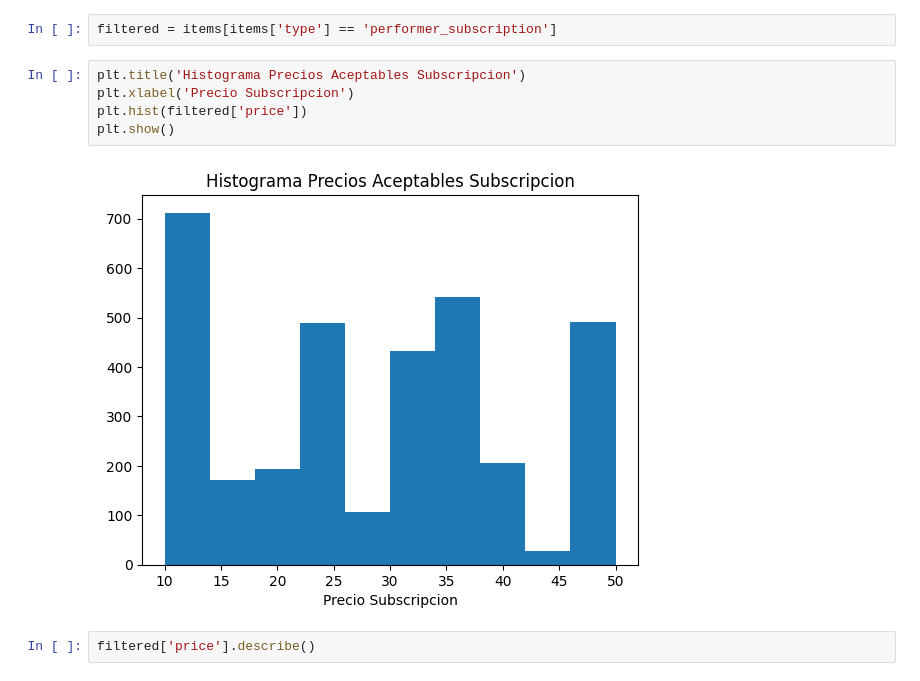
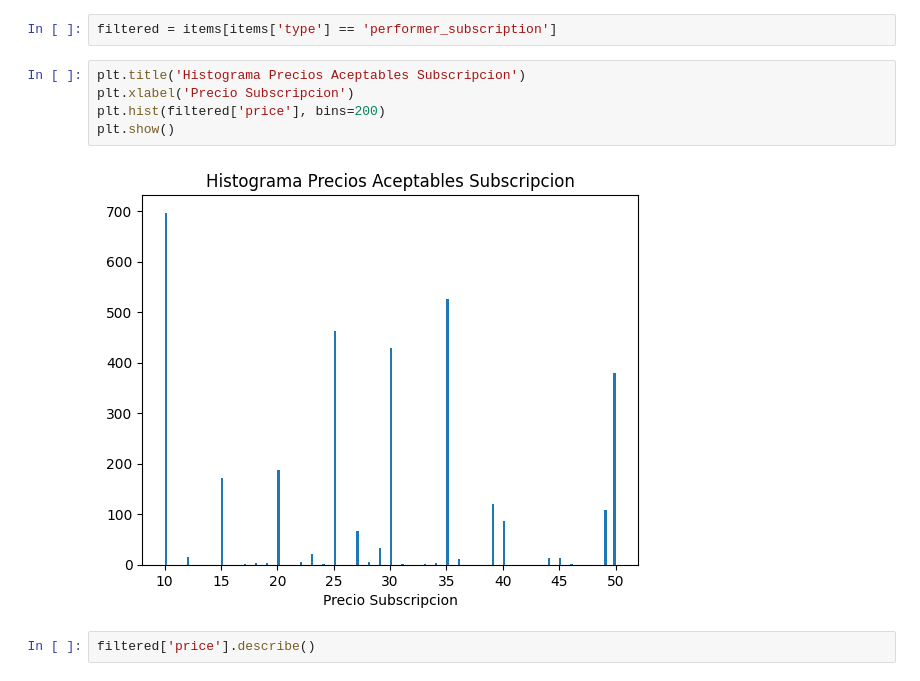
Before and after one commit to marcorodriguezmelgarejo/simulacion-creadores-de-contenido, a Jupyter notebook: fdps.ipynb, the cells around one changed output. Cells and saved outputs as stored; diff of their text form.

Commit message:
Aumento resolución histograma precios suscripciones

```diff
--- a/fdps.ipynb
+++ b/fdps.ipynb
@@ -190,10 +192,10 @@ filtered = items[items['type'] == 'performer_subscription']
 # %%
 plt.title('Histograma Precios Aceptables Subscripcion')
 plt.xlabel('Precio Subscripcion')
-plt.hist(filtered['price'])
+plt.hist(filtered['price'], bins=200)
 plt.show()
 # %% [output]
-[figure, old version]
+[figure, new version]
 # %%
 filtered['price'].describe()
 # %% [output]
```
Also changed, not shown: parts of 3 cells of this notebook.
